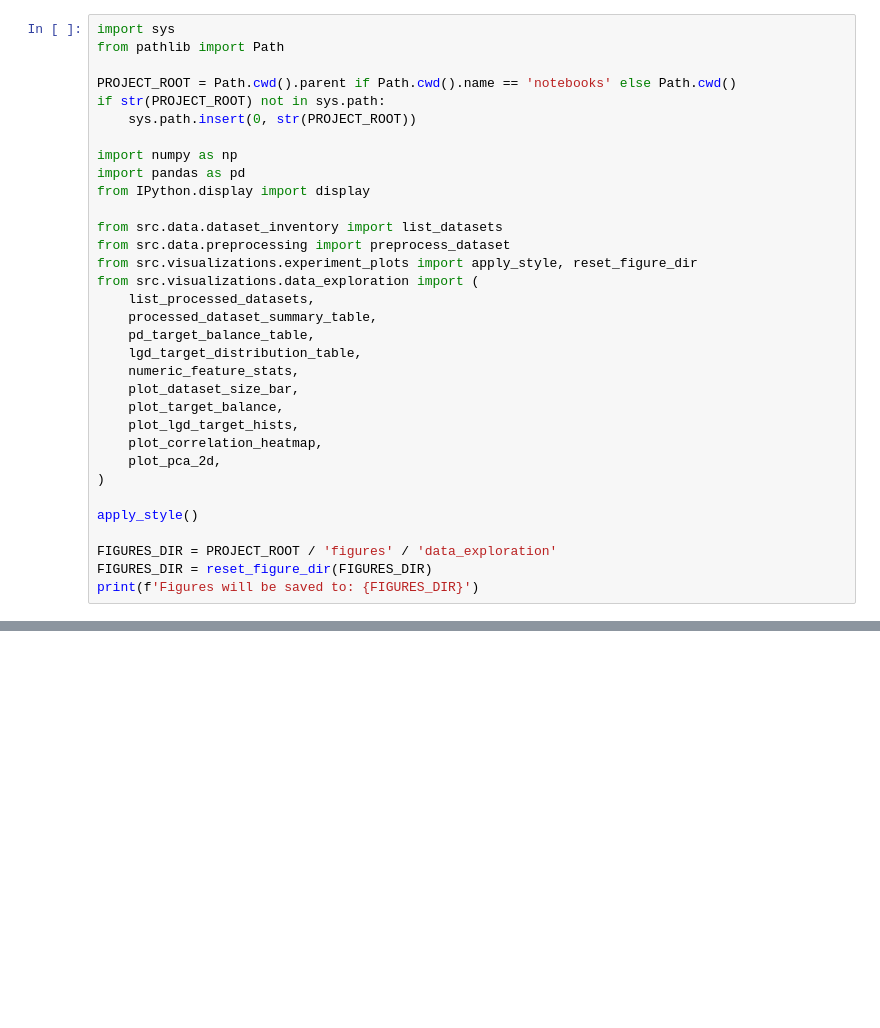
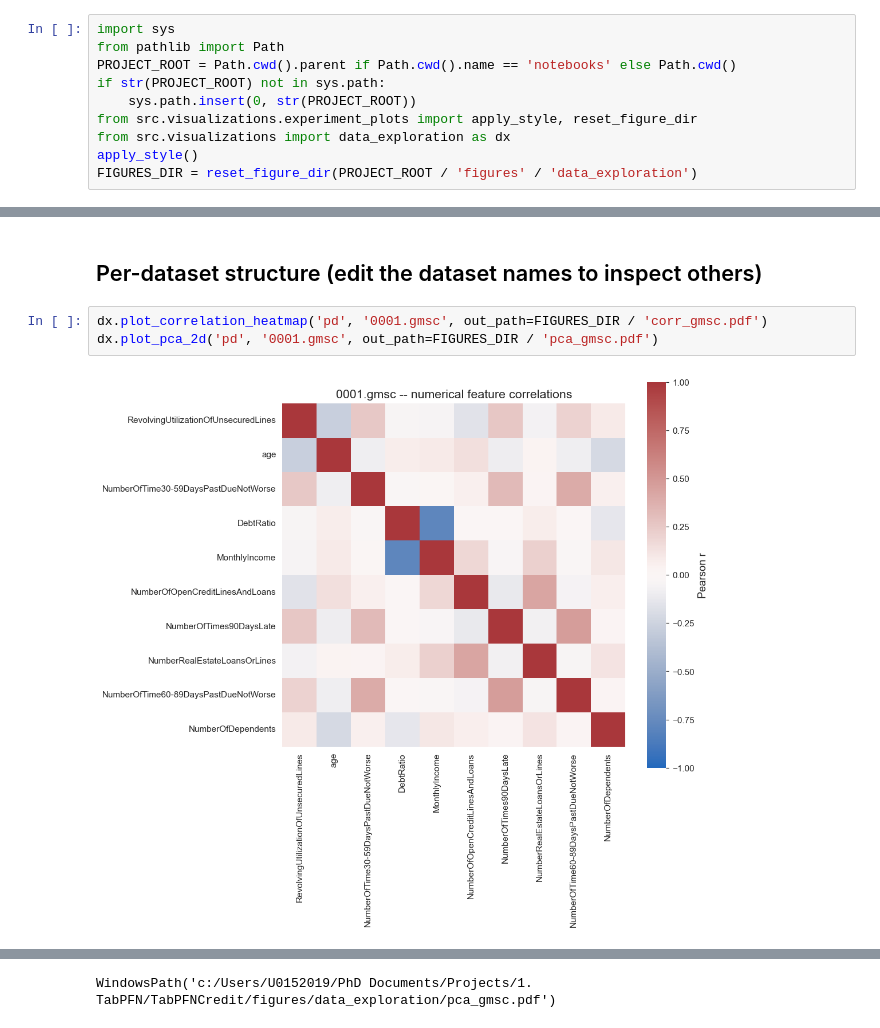
Before and after one commit to andreasgoethals/TabPFNCredit, a Jupyter notebook: notebooks/Data_Exploration.ipynb, the cells around one changed output, grey strips where cells are left out. Drawn from its saved outputs; the diff is of its cells as text; blank space fills up the shorter version.

```diff
--- a/notebooks/Data_Exploration.ipynb
+++ b/notebooks/Data_Exploration.ipynb
@@ -14,33 +5,10 @@ clean `figures/data_exploration/` directory.
 # %%
 import sys
 from pathlib import Path
-
 PROJECT_ROOT = Path.cwd().parent if Path.cwd().name == 'notebooks' else Path.cwd()
 if str(PROJECT_ROOT) not in sys.path:
     sys.path.insert(0, str(PROJECT_ROOT))
-
-import numpy as np
-import pandas as pd
-from IPython.display import display
-
-from src.data.dataset_inventory import list_datasets
-from src.data.preprocessing import preprocess_dataset
 from src.visualizations.experiment_plots import apply_style, reset_figure_dir
-from src.visualizations.data_exploration import (
-    list_processed_datasets,
-    processed_dataset_summary_table,
-    pd_target_balance_table,
-    lgd_target_distribution_table,
-    numeric_feature_stats,
-    plot_dataset_size_bar,
-    plot_target_balance,
-    plot_lgd_target_hists,
-    plot_correlation_heatmap,
-    plot_pca_2d,
-)
-
+from src.visualizations import data_exploration as dx
 apply_style()
-
-FIGURES_DIR = PROJECT_ROOT / 'figures' / 'data_exploration'
-FIGURES_DIR = reset_figure_dir(FIGURES_DIR)
-print(f'Figures will be saved to: {FIGURES_DIR}')
+FIGURES_DIR = reset_figure_dir(PROJECT_ROOT / 'figures' / 'data_exploration')
@@ -319,0 +88,7 @@ Saved PCA scatters.
+# %% [markdown]
+## Per-dataset structure (edit the dataset names to inspect others)
+# %%
+dx.plot_correlation_heatmap('pd', '0001.gmsc', out_path=FIGURES_DIR / 'corr_gmsc.pdf')
+dx.plot_pca_2d('pd', '0001.gmsc', out_path=FIGURES_DIR / 'pca_gmsc.pdf')
+# %% [output]
+[figure, added]
@@ -319,0 +96 @@ Saved PCA scatters.
+WindowsPath('c:/Users/U0152019/PhD Documents/Projects/1. TabPFN/TabPFNCredit/figures/data_exploration/pca_gmsc.pdf')
```
Also changed, not shown: parts of 33 cells of this notebook, 18 other files.
